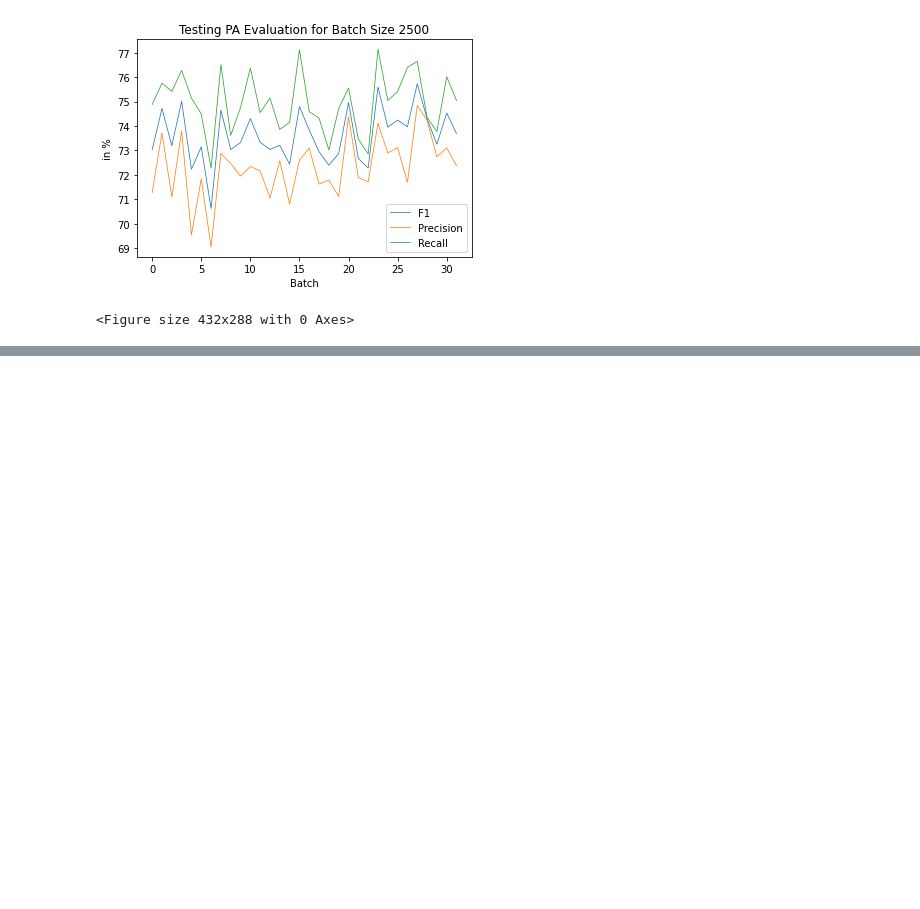
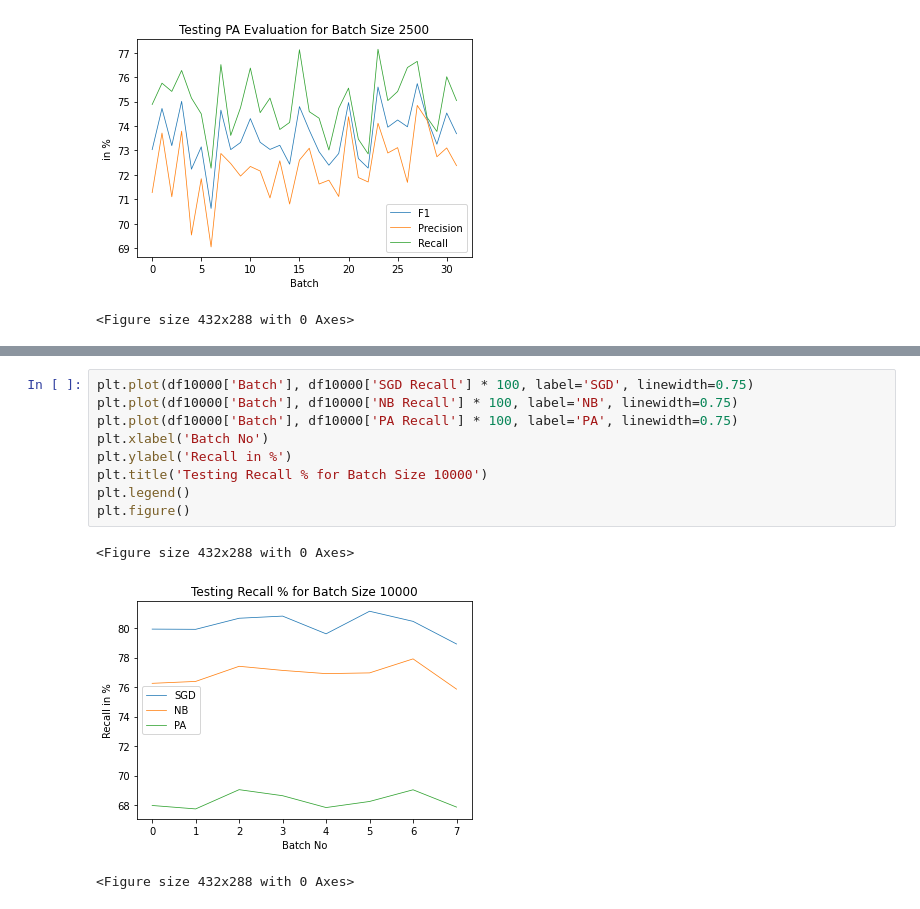
Before and after one commit to Big-Data-Gang/Machine-Learning-with-Spark-Streaming, a Jupyter notebook: Plotting/Test Plots.ipynb, the cells around one changed output, grey strips where cells are left out. Drawn from its saved outputs; the diff is of its cells as text; blank space fills up the shorter version.

```diff
--- a/Plotting/Test Plots.ipynb
+++ b/Plotting/Test Plots.ipynb
@@ -234,0 +290,13 @@ plt.figure()
+# %%
+plt.plot(df10000['Batch'], df10000['SGD Recall'] * 100, label='SGD', linewidth=0.75)
+plt.plot(df10000['Batch'], df10000['NB Recall'] * 100, label='NB', linewidth=0.75)
+plt.plot(df10000['Batch'], df10000['PA Recall'] * 100, label='PA', linewidth=0.75)
+plt.xlabel('Batch No')
+plt.ylabel('Recall in %')
+plt.title('Testing Recall % for Batch Size 10000')
+plt.legend()
+plt.figure()
+# %% [output]
+<Figure size 432x288 with 0 Axes>
+[figure, added]
+<Figure size 432x288 with 0 Axes>
```
Also changed, not shown: parts of 39 cells of this notebook.
